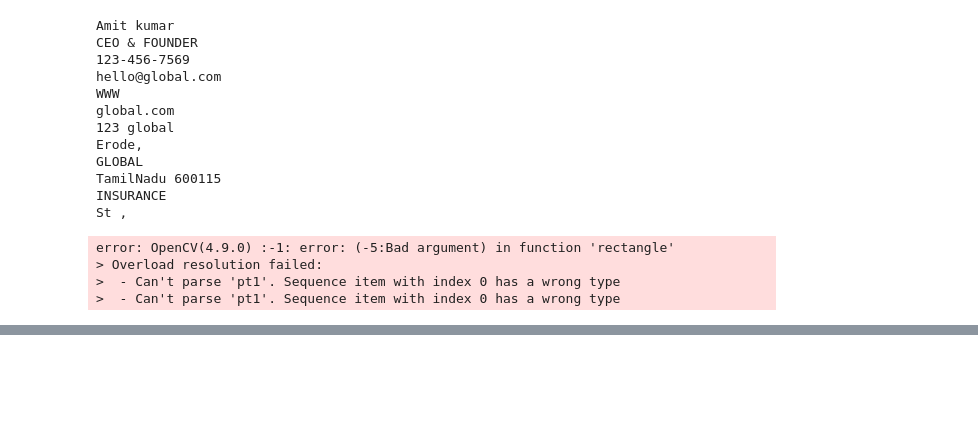
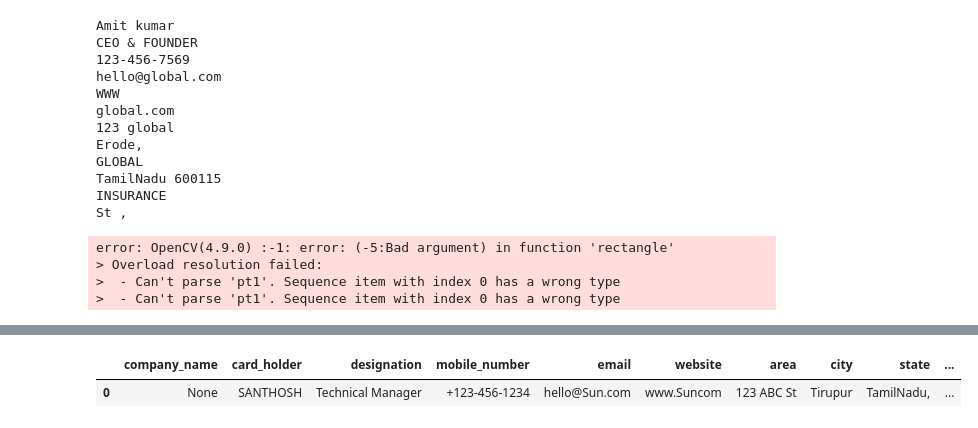
Before and after one commit to vishwasbasotra/BizCardX-Extracting-Business-Card-Data-with-OCR, a Jupyter notebook: BizCardX.ipynb, the cells around one changed output, grey strips where cells are left out. Saved outputs shown, nothing was run; the diff lists cells and outputs as text; code cells hidden in the pictures; blank space fills up the shorter version.

```diff
--- a/BizCardX.ipynb
+++ b/BizCardX.ipynb
@@ -93,0 +155,8 @@ error: OpenCV(4.9.0) :-1: error: (-5:Bad argument) in function 'rectangle'
+# %%
+import pandas as pd
+df = pd.DataFrame.from_dict(imageData, orient='index')
+df = df.transpose()
+df
+# %% [output]
+|  | company_name | card_holder | designation | mobile_number | email | website | area | city | state | ... |
+| 0 | None | SANTHOSH | Technical Manager | +123-456-1234 | hello@Sun.com | www.Suncom | 123 ABC St | Tirupur | TamilNadu, | ... |
```
Also changed, not shown: parts of 5 cells of this notebook, 5 other files.
